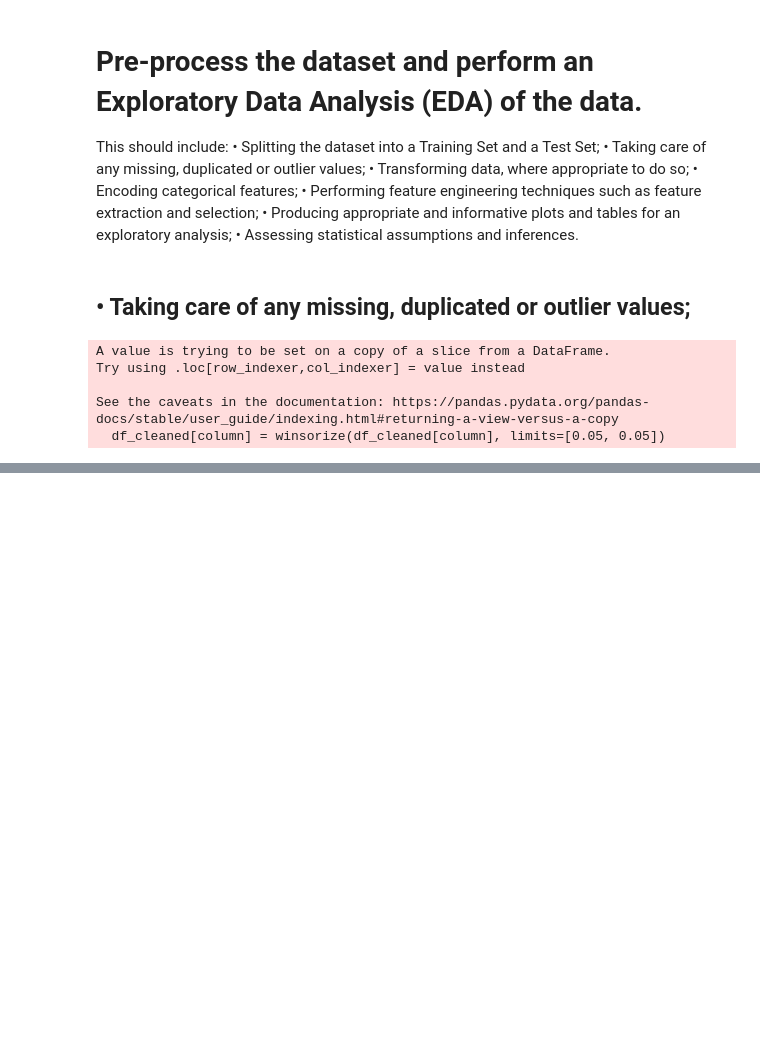
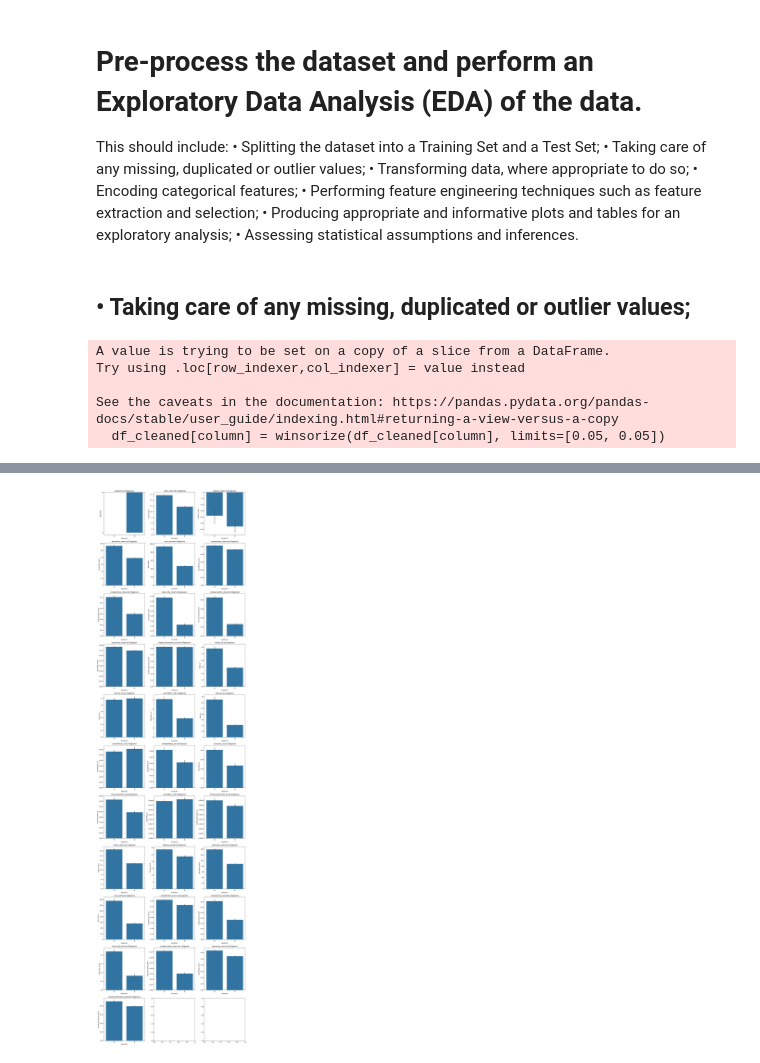
Before and after one commit to robertnesterodhiambo/robertnesterodhiambo-Data-analysis, a Jupyter notebook: unioversity ofwales.ipynb, the cells around one changed output, grey strips where cells are left out. Drawn from its saved outputs; the diff is of its cells as text; code cells hidden in the pictures; blank space fills up the shorter version.

```diff
--- a/unioversity ofwales.ipynb
+++ b/unioversity ofwales.ipynb
@@ -59,27 +56,33 @@ df_cleaned
 # %%
 import seaborn as sns
 import matplotlib.pyplot as plt
 
 # Exclude the 'id' column from the list of columns
 columns_to_plot = [col for col in df_cleaned.columns if col != 'id']
 
 # Set up subplots
 num_cols = 3
 num_rows = (len(columns_to_plot) - 1) // num_cols + 1
 
 # Create subplots
 fig, axes = plt.subplots(num_rows, num_cols, figsize=(15, 5*num_rows))
 
 # Flatten axes if necessary
 if num_rows == 1:
     axes = [axes]
 
-# Create bar plots for each column
+# Create bar plots for each column against 'diagnosis'
 for i, column in enumerate(columns_to_plot):
     row = i // num_cols
     col = i % num_cols
-    sns.countplot(x=column, hue='diagnosis', data=df_cleaned, ax=axes[row][col])
+
+    sns.barplot(x='diagnosis', y=column, data=df_cleaned, ax=axes[row][col])
+
+    # Set plot title
+    axes[row][col].set_title(f'{column} by Diagnosis')
 
 # Adjust layout
 plt.tight_layout()
 plt.show()
+# %% [output]
+[figure, added]
```
Also changed, not shown: parts of 1 cell of this notebook.
